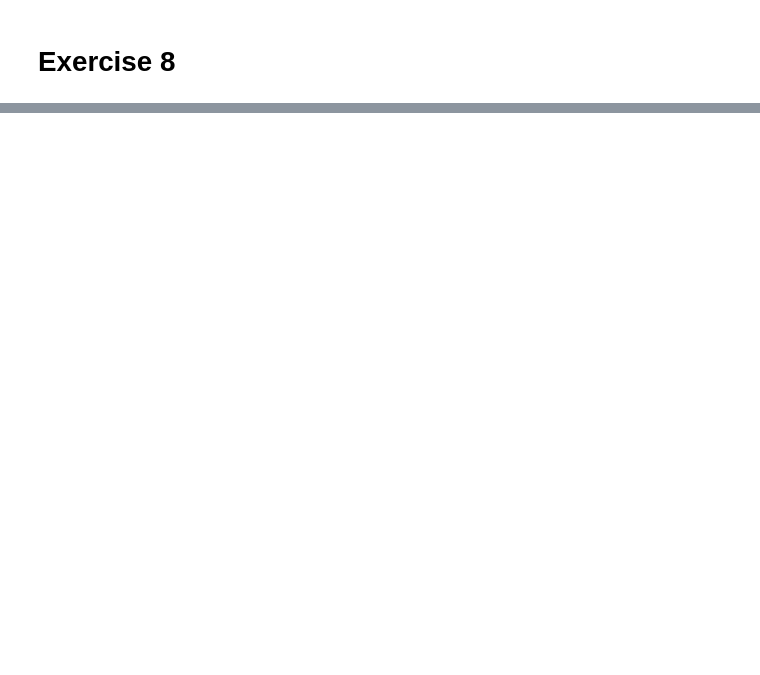
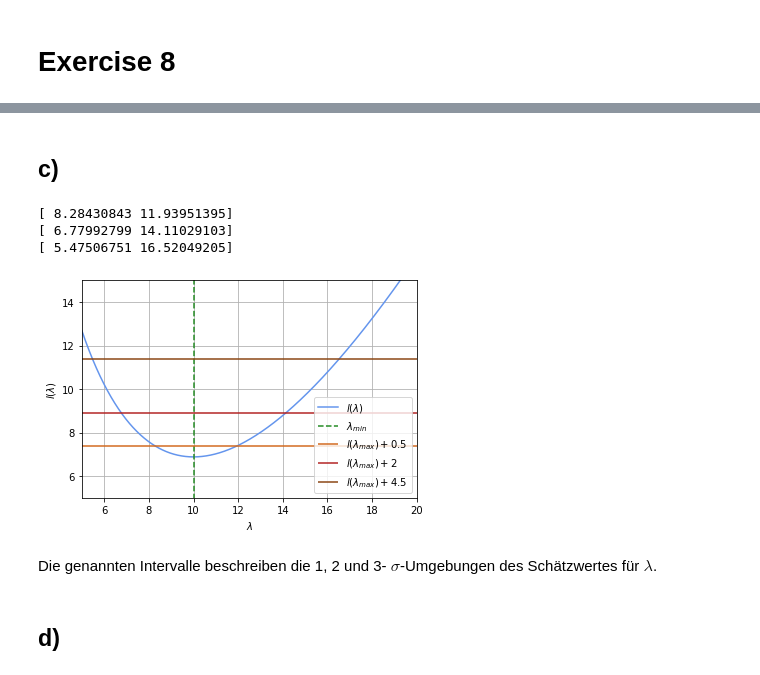
Before and after one commit to ttros/SMD, a Jupyter notebook: SMD B/4/Exercise8.ipynb, the cells around one changed output, grey strips where cells are left out. Cells and saved outputs as stored; diff of their text form; code cells hidden in the pictures; blank space fills up the shorter version.

```diff
--- a/SMD B/4/Exercise8.ipynb
+++ b/SMD B/4/Exercise8.ipynb
@@ -43,0 +55,34 @@ Minimum: ( [10.00018002] , [6.88104145] )
+# %% [markdown]
+## c)
+# %%
+sigma1 = x[np.isclose(y, l(10)+0.5, rtol = 0.0001)] # estimating intersection between log-likelihood fucntion and l_min + 1/2
+
+sigma2 = x[np.isclose(y, l(10)+2, rtol = 0.0002)]
+
+sigma3 = x[np.isclose(y, l(10)+9/2, rtol = 0.0003)]
+
+print(sigma1)
+print(sigma2)
+print(sigma3)
+# %% [output]
+[ 8.28430843 11.93951395]
+[ 6.77992799 14.11029103]
+[ 5.47506751 16.52049205]
+# %%
+plt.close()
+fig1, ax1 = fig, ax
+
+ax1.hlines(l(10)+0.5, 0, 40, color = "chocolate", label = "$l(\lambda_{max}) + 0.5$")
+ax1.hlines(l(10)+2, 0, 40, color = "firebrick", label = "$l(\lambda_{max}) + 2$")
+ax1.hlines(l(10)+9/2, 0, 40, color = "saddlebrown", label = "$l(\lambda_{max}) + 4.5$")
+ax1.set_ylim(5, 15)
+ax1.set_xlim(5, 20)
+
+ax1.legend()
+fig1
+# %% [output]
+[figure, added]
+# %% [markdown]
+Die genannten Intervalle beschreiben die 1, 2 und 3- $\sigma$-Umgebungen des Schätzwertes für $\lambda$.
+# %% [markdown]
+## d)
```
Also changed, not shown: parts of 13 cells of this notebook, 1 other file.
